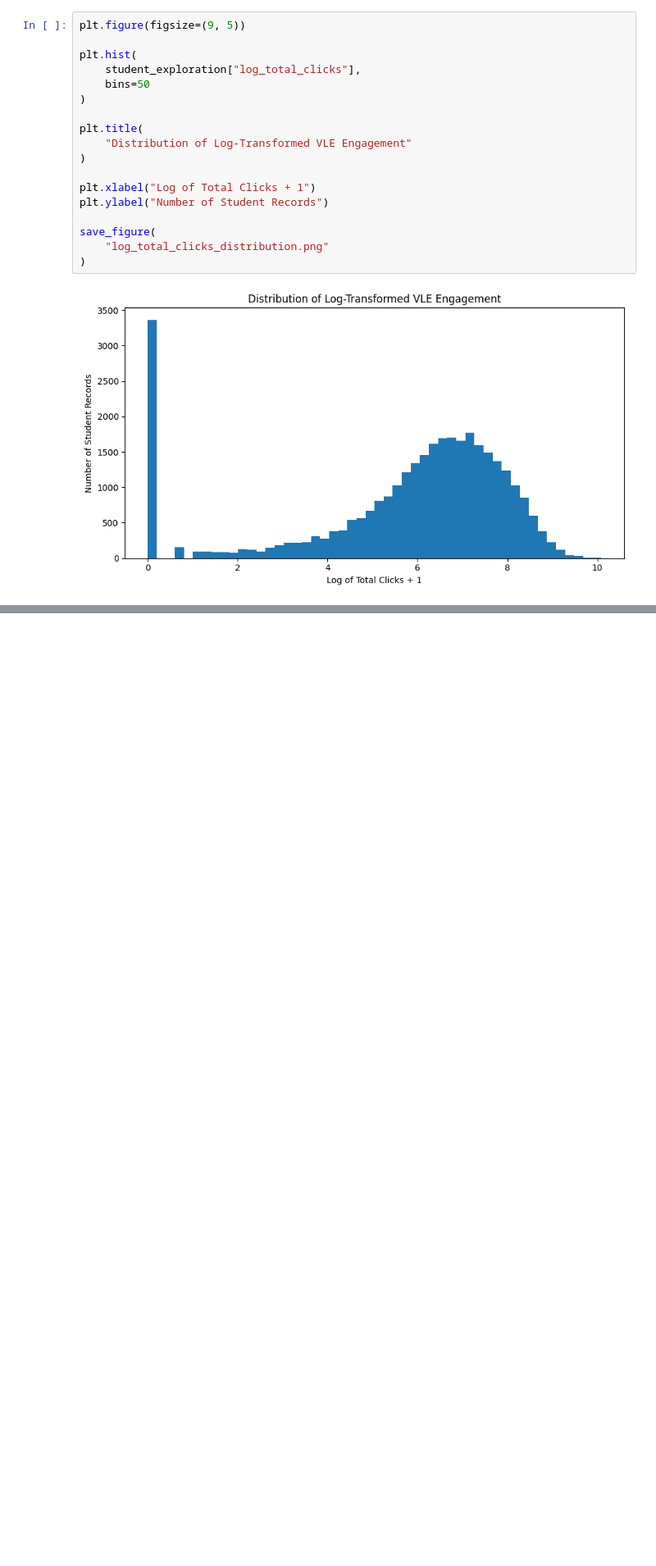
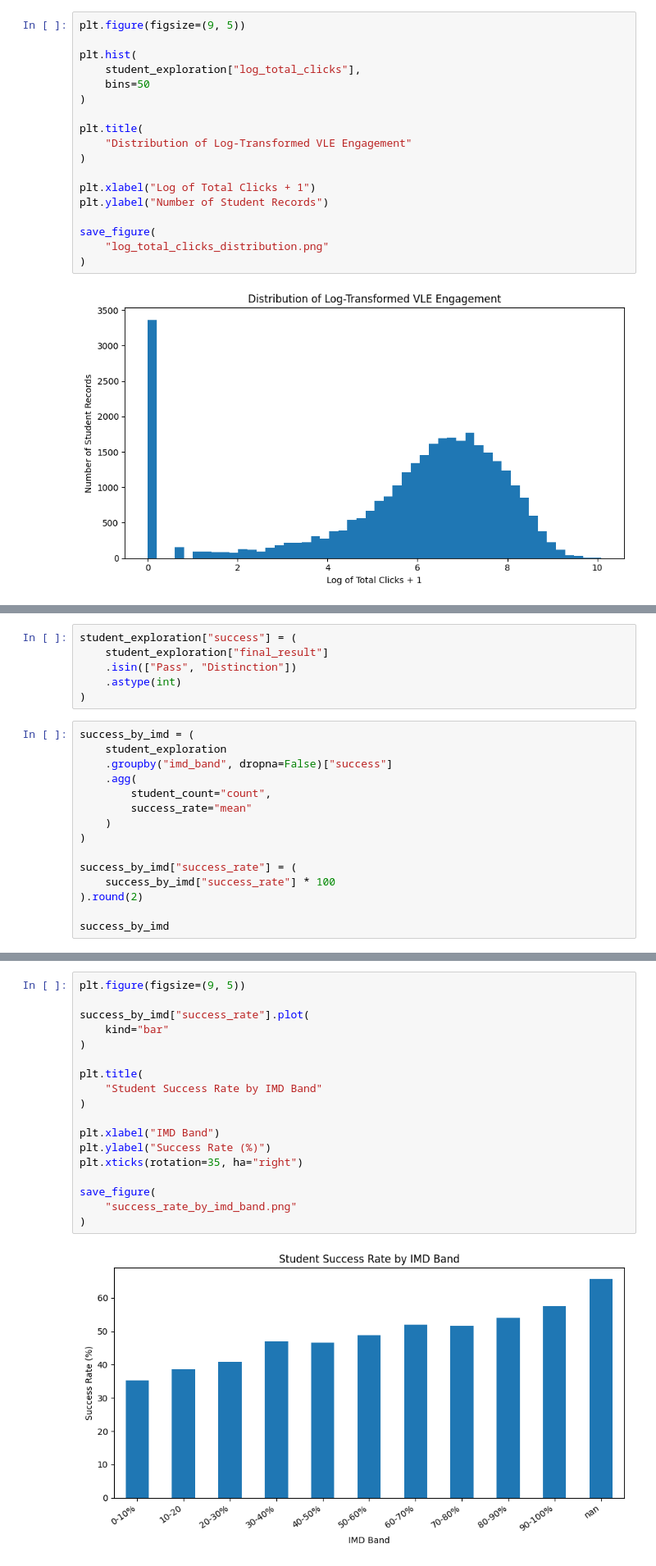
Before and after one commit to maverick8675309/seaid-framework, a Jupyter notebook: Notebooks/01_data_exploration.ipynb, the cells around one changed output, grey strips where cells are left out. Shown at 82% size. Saved outputs shown, nothing was run; the diff lists cells and outputs as text; blank space fills up the shorter version.

```diff
--- a/Notebooks/01_data_exploration.ipynb
+++ b/Notebooks/01_data_exploration.ipynb
@@ -514,0 +609,21 @@ save_figure(
+# %%
+student_exploration["success"] = (
+    student_exploration["final_result"]
+    .isin(["Pass", "Distinction"])
+    .astype(int)
+)
+# %%
+success_by_imd = (
+    student_exploration
+    .groupby("imd_band", dropna=False)["success"]
+    .agg(
+        student_count="count",
+        success_rate="mean"
+    )
+)
+
+success_by_imd["success_rate"] = (
+    success_by_imd["success_rate"] * 100
+).round(2)
+
+success_by_imd
@@ -514,0 +644,20 @@ save_figure(
+# %%
+plt.figure(figsize=(9, 5))
+
+success_by_imd["success_rate"].plot(
+    kind="bar"
+)
+
+plt.title(
+    "Student Success Rate by IMD Band"
+)
+
+plt.xlabel("IMD Band")
+plt.ylabel("Success Rate (%)")
+plt.xticks(rotation=35, ha="right")
+
+save_figure(
+    "success_rate_by_imd_band.png"
+)
+# %% [output]
+[figure, added]
```
Also changed, not shown: parts of 21 cells of this notebook.
